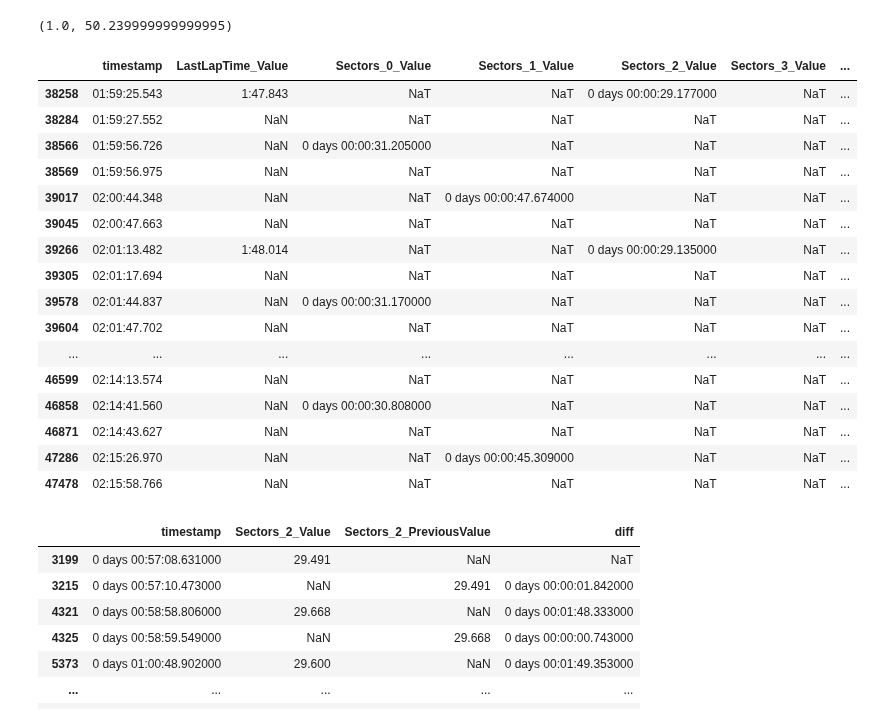
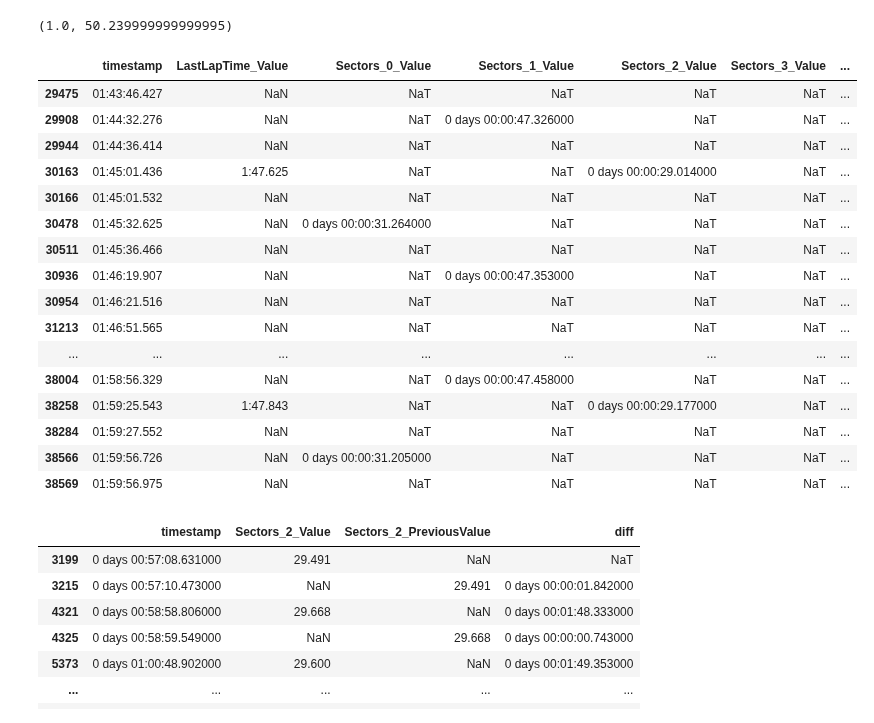
Before and after one commit to GoktugOcal/LiveF1, a Jupyter notebook: test_timing.ipynb, the cells around one changed output. Drawn from its saved outputs; the diff is of its cells as text; code cells hidden in the pictures.

```diff
--- a/test_timing.ipynb
+++ b/test_timing.ipynb
@@ -82,50 +82,50 @@ def str_timedelta(x):
             return "00:" + x
         else: return x
     else:
         return x
 
 
 df_test = df_11[["timestamp"] + cols ].dropna(subset=cols, how="all").replace('',np.nan)
 
 # df_test["LapElapsed"] = df_test["Sectors_0_Value"] + df_test["Sectors_1_Value"] + df_test["Sectors_2_Value"]
 # for col in df_test.columns:
 #     df_test[col] = pd.to_timedelta(df_test[col])
 
 
 for col in ["Sectors_0_Value","Sectors_1_Value","Sectors_2_Value","Sectors_3_Value"]:
     df_test[col] = df_test[col]
     # df_test[col] = df_test[col].fillna("00:00:00.000")
     df_test[col] = pd.to_timedelta(df_test[col].apply(str_timedelta))
 
 for col in ["Sectors_0_PreviousValue","Sectors_1_PreviousValue","Sectors_2_PreviousValue"]:
     df_test[col] = df_test[col]
     # df_test[col] = df_test[col].fillna("00:00:00.000")
     df_test[col] = pd.to_timedelta(df_test[col].apply(str_timedelta))
 
 
 df_test["LapElapsed"] = df_test["Sectors_0_Value"] + df_test["Sectors_1_Value"] + df_test["Sectors_2_Value"]
 
 
 df_test.iloc[150:200]
-df_test.tail(50)
+# df_test.tail(50)
 # %% [output]
 |  | timestamp | LastLapTime_Value | Sectors_0_Value | Sectors_1_Value | Sectors_2_Value | Sectors_3_Value | ... |
+| 29475 | 01:43:46.427 | NaN | NaT | NaT | NaT | NaT | ... |
+| 29908 | 01:44:32.276 | NaN | NaT | 0 days 00:00:47.326000 | NaT | NaT | ... |
+| 29944 | 01:44:36.414 | NaN | NaT | NaT | NaT | NaT | ... |
+| 30163 | 01:45:01.436 | 1:47.625 | NaT | NaT | 0 days 00:00:29.014000 | NaT | ... |
+| 30166 | 01:45:01.532 | NaN | NaT | NaT | NaT | NaT | ... |
+| 30478 | 01:45:32.625 | NaN | 0 days 00:00:31.264000 | NaT | NaT | NaT | ... |
+| 30511 | 01:45:36.466 | NaN | NaT | NaT | NaT | NaT | ... |
+| 30936 | 01:46:19.907 | NaN | NaT | 0 days 00:00:47.353000 | NaT | NaT | ... |
+| 30954 | 01:46:21.516 | NaN | NaT | NaT | NaT | NaT | ... |
+| 31213 | 01:46:51.565 | NaN | NaT | NaT | NaT | NaT | ... |
+| ... | ... | ... | ... | ... | ... | ... | ... |
+| 38004 | 01:58:56.329 | NaN | NaT | 0 days 00:00:47.458000 | NaT | NaT | ... |
 | 38258 | 01:59:25.543 | 1:47.843 | NaT | NaT | 0 days 00:00:29.177000 | NaT | ... |
 | 38284 | 01:59:27.552 | NaN | NaT | NaT | NaT | NaT | ... |
 | 38566 | 01:59:56.726 | NaN | 0 days 00:00:31.205000 | NaT | NaT | NaT | ... |
 | 38569 | 01:59:56.975 | NaN | NaT | NaT | NaT | NaT | ... |
-| 39017 | 02:00:44.348 | NaN | NaT | 0 days 00:00:47.674000 | NaT | NaT | ... |
-| 39045 | 02:00:47.663 | NaN | NaT | NaT | NaT | NaT | ... |
-| 39266 | 02:01:13.482 | 1:48.014 | NaT | NaT | 0 days 00:00:29.135000 | NaT | ... |
-| 39305 | 02:01:17.694 | NaN | NaT | NaT | NaT | NaT | ... |
-| 39578 | 02:01:44.837 | NaN | 0 days 00:00:31.170000 | NaT | NaT | NaT | ... |
-| 39604 | 02:01:47.702 | NaN | NaT | NaT | NaT | NaT | ... |
-| ... | ... | ... | ... | ... | ... | ... | ... |
-| 46599 | 02:14:13.574 | NaN | NaT | NaT | NaT | NaT | ... |
-| 46858 | 02:14:41.560 | NaN | 0 days 00:00:30.808000 | NaT | NaT | NaT | ... |
-| 46871 | 02:14:43.627 | NaN | NaT | NaT | NaT | NaT | ... |
-| 47286 | 02:15:26.970 | NaN | NaT | 0 days 00:00:45.309000 | NaT | NaT | ... |
-| 47478 | 02:15:58.766 | NaN | NaT | NaT | NaT | NaT | ... |
 # %%
 cols = ["Sectors_2_Value","Sectors_2_PreviousValue"]
 df_test = df_11[["timestamp"] + cols].replace("",np.nan).dropna(subset=cols, how="all")
```
Also changed, not shown: 1 other file.
